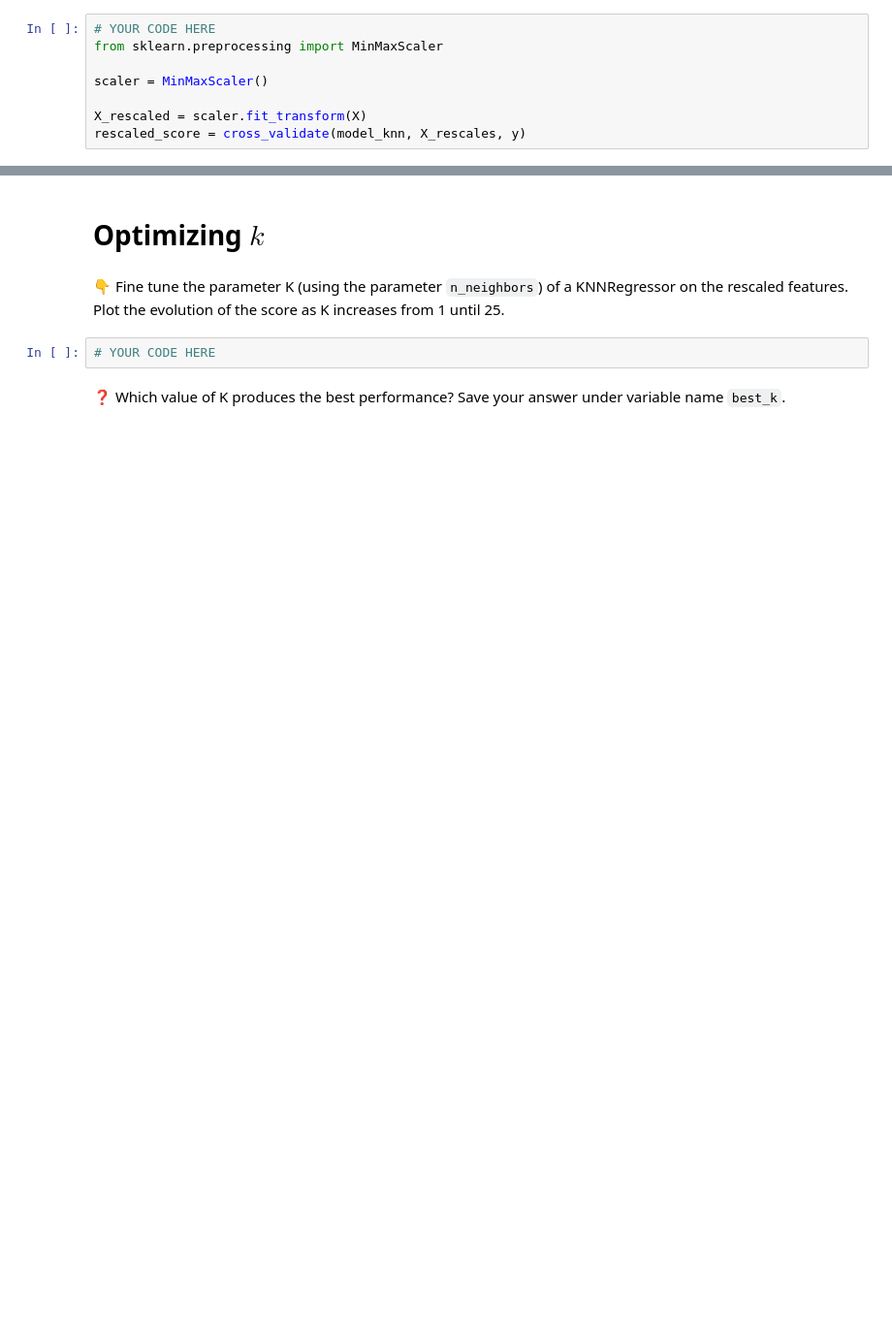
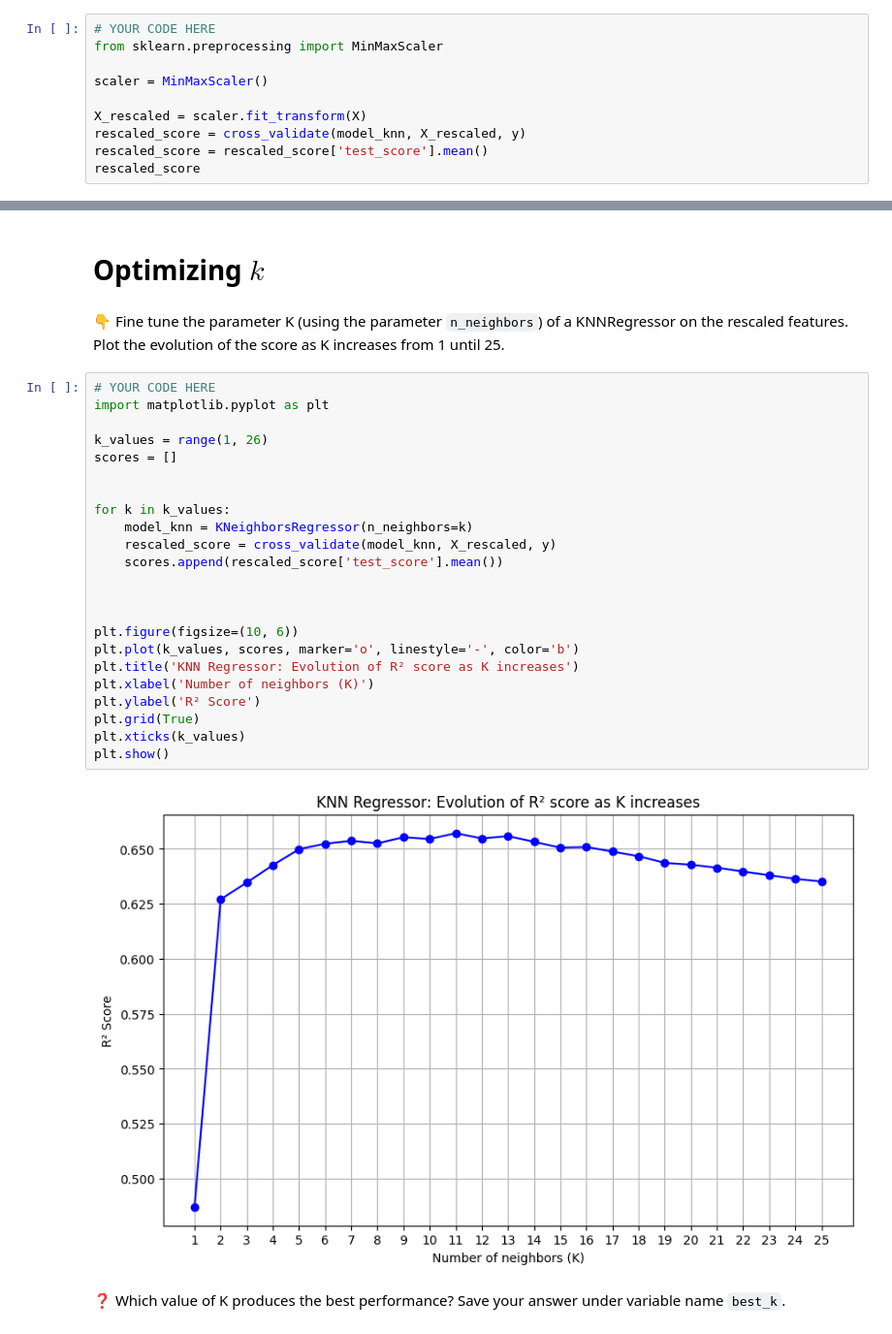
Before and after one commit to bitazaratustra/lewagon_data, a Jupyter notebook: 05-ML/03-Performance-metrics/data-knn/KNN.ipynb, the cells around one changed output, grey strips where cells are left out. Shown at 97% size. Saved outputs shown, nothing was run; the diff lists cells and outputs as text; blank space fills up the shorter version.

```diff
--- a/05-ML/03-Performance-metrics/data-knn/KNN.ipynb
+++ b/05-ML/03-Performance-metrics/data-knn/KNN.ipynb
@@ -132,4 +132,6 @@ from sklearn.preprocessing import MinMaxScaler
 scaler = MinMaxScaler()
 
 X_rescaled = scaler.fit_transform(X)
-rescaled_score = cross_validate(model_knn, X_rescales, y)
+rescaled_score = cross_validate(model_knn, X_rescaled, y)
+rescaled_score = rescaled_score['test_score'].mean()
+rescaled_score
@@ -154,7 +176,30 @@ print(result.check())
 # Optimizing $k$
 # %% [markdown]
 👇 Fine tune the parameter K (using the parameter `n_neighbors`) of a KNNRegressor on the rescaled features. Plot the evolution of the score as K increases from 1 until 25.
-# %%
-# YOUR CODE HERE
+# %%
+# YOUR CODE HERE
+import matplotlib.pyplot as plt
+
+k_values = range(1, 26)
+scores = []
+
+
+for k in k_values:
+    model_knn = KNeighborsRegressor(n_neighbors=k)
+    rescaled_score = cross_validate(model_knn, X_rescaled, y)
+    scores.append(rescaled_score['test_score'].mean())
+
+
+
+plt.figure(figsize=(10, 6))
+plt.plot(k_values, scores, marker='o', linestyle='-', color='b')
+plt.title('KNN Regressor: Evolution of R² score as K increases')
+plt.xlabel('Number of neighbors (K)')
+plt.ylabel('R² Score')
+plt.grid(True)
+plt.xticks(k_values)
+plt.show()
+# %% [output]
+[figure, added]
 # %% [markdown]
 ❓ Which value of K produces the best performance? Save your answer under variable name `best_k`.
```
Also changed, not shown: parts of 5 cells of this notebook.
